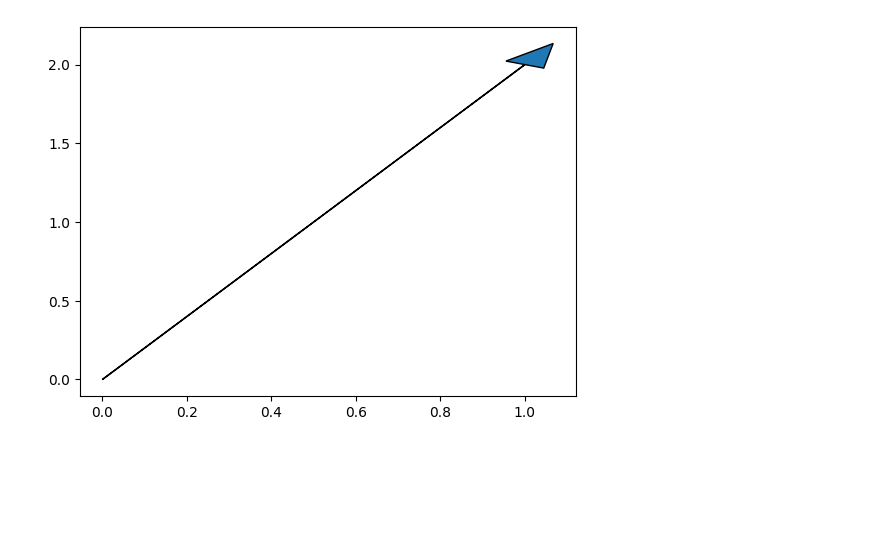
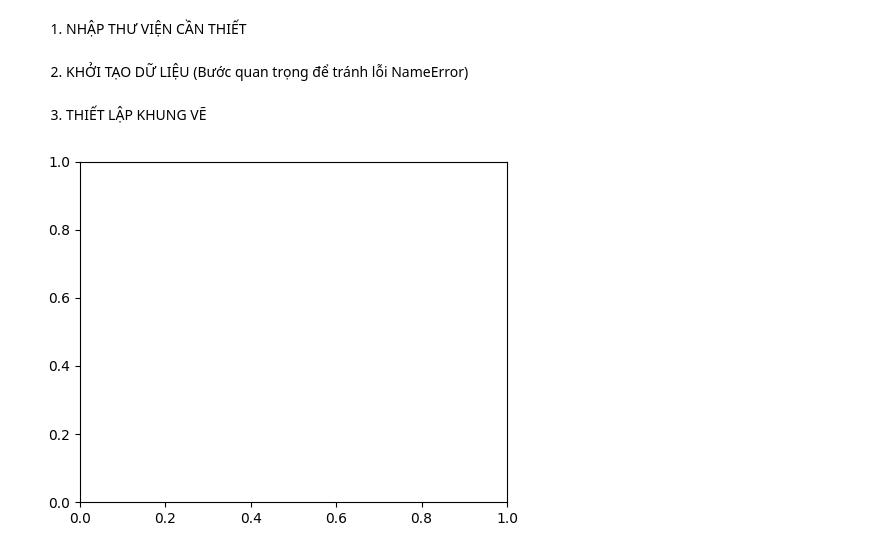
Before and after one commit to lqv221998-design/hoc_python, a Jupyter notebook: bai16_Numpy_Preview.ipynb, the cells around one changed output. Saved outputs shown, nothing was run; the diff lists cells and outputs as text; code cells hidden in the pictures; blank space fills up the shorter version.

```diff
--- a/bai16_Numpy_Preview.ipynb
+++ b/bai16_Numpy_Preview.ipynb
@@ -0,0 +1,2 @@
+# %% [markdown]
+1. NHẬP THƯ VIỆN CẦN THIẾT
@@ -1 +7,3 @@
+# %% [markdown]
+2. KHỞI TẠO DỮ LIỆU (Bước quan trọng để tránh lỗi NameError)
 # %%
@@ -6,8 +14,12 @@ v = np.array([1, 2])
 v_R = np.array([-2, 1])
+# %% [markdown]
+3. THIẾT LẬP KHUNG VẼ
 # %%
-fig, ax = plt.subplots()
-ax.arrow(0, 0, *v, head_width=0.1)
-# ... code vẽ tiếp ...
+# 3. THIẾT LẬP KHUNG VẼ
+# figsize=(5, 4): Tạo khung hình rộng 5 inch, cao 4 inch
+# tight_layout=True: Tự động căn lề cho đẹp, không bị mất chữ
+fig, ax = plt.subplots(figsize=(5, 4), tight_layout=True)
+
 plt.show()
 # %% [output]
-[figure, old version]
+[figure, new version]
```
Also changed, not shown: parts of 16 cells of this notebook.
